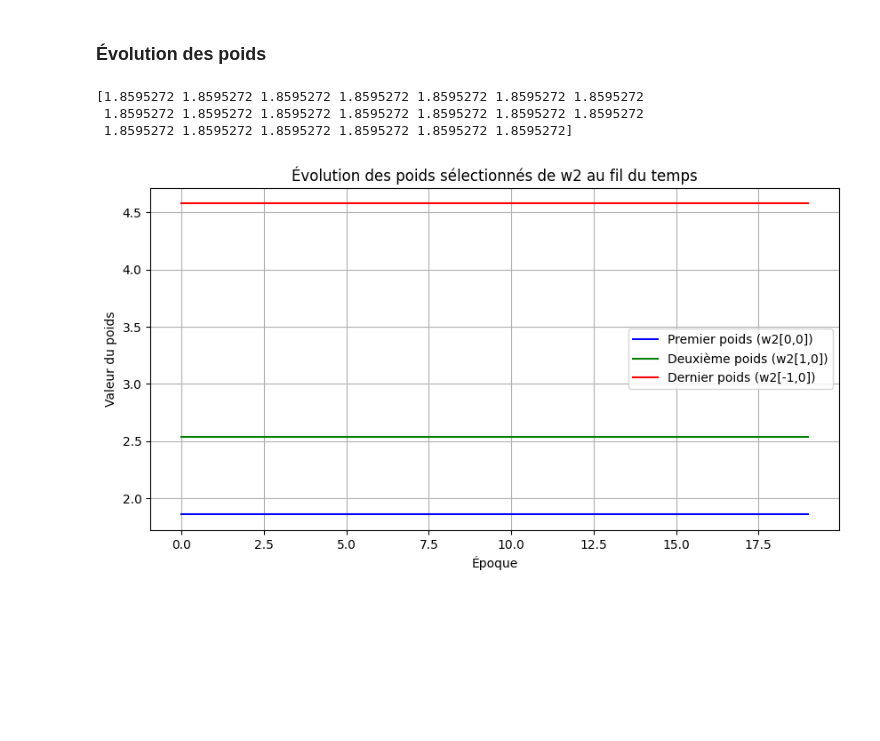
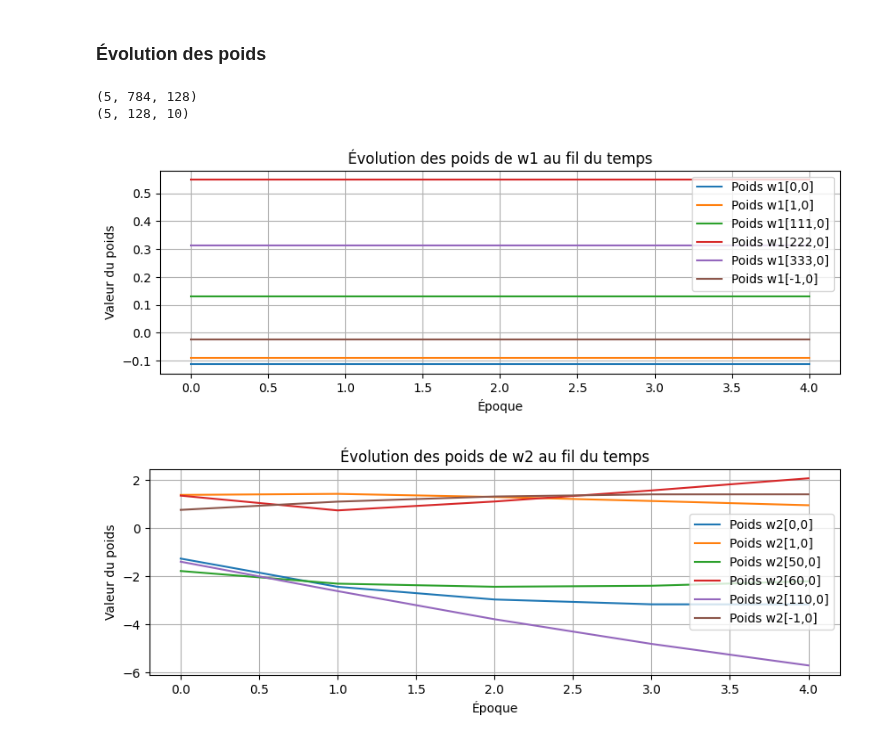
Before and after one commit to TheBehst/GEI723-APP3, a Jupyter notebook: Code_a_trous_Backprop_in_SNN_with_Pytorch_2024.ipynb, the cells around one changed output. Cells and saved outputs as stored; diff of their text form; code cells hidden in the pictures; blank space fills up the shorter version.

```diff
--- a/Code_a_trous_Backprop_in_SNN_with_Pytorch_2024.ipynb
+++ b/Code_a_trous_Backprop_in_SNN_with_Pytorch_2024.ipynb
@@ -182,7 +183,7 @@ tensor([[ 0.0166, -0.0201, -0.0915,  ...,  0.1204, -0.0279,  0.1034],
 Cette class permet de calculer la sortie d'une fonction lors de la propagation avant et de personaliser la derivée lors de la retropropagation de l'erreur.
 Voir cet exemple pour plus de détails : https://pytorch.org/tutorials/beginner/examples_autograd/two_layer_net_custom_function.html
 """
-class SpikeFunction(torch.autograd.Function):
+class SpikeFunction_Default(torch.autograd.Function):
     """
     Dans la passe avant, nous recevons un tenseur contenant l'entrée (potential-threshold).
     Nous appliquons la fonction Heaviside et renvoyons un tenseur contenant la sortie.
@@ -280,7 +334,8 @@ def run_spiking_layer(input_spike_train, layer_weights, tau_v=20*units.ms, tau_i
         membrane_current_at_t += input_at_t
 
         # Integrate the input to the membrane potential
-        membrane_potential_at_t += membrane_current_at_t
+
+        membrane_potential_at_t += membrane_current_at_t *float(dt/tau_v) #! *float(dt/tau_v)??
 
         # Apply the non-differentiable function
         #recorded_spikes_at_t = SpikeFunction.apply(membrane_potential_at_t - v_threshold)
@@ -410,28 +471,53 @@ Model accuracy on test set: 0.866
 # Graphiques
 # %% [markdown]
 ### Évolution des poids
-# %%
-# Convertir w2_history en tableau numpy pour faciliter les manipulations
-w2_history = np.array(w2_history)
-
-# Extraire les indices des poids à tracer (premier, deuxième, dernier)
-first_weight = w2_history[:, 0, 0]  # Premier poids
-second_weight = w2_history[:, 1, 0]  # Deuxième poids
-last_weight = w2_history[:, -1, 0]  # Dernier poids
-print(first_weight)
-# Tracer l'évolution des trois poids
-plt.figure(figsize=(10, 5))
-plt.plot(first_weight, label="Premier poids (w2[0,0])", color='blue')
-plt.plot(second_weight, label="Deuxième poids (w2[1,0])", color='green')
-plt.plot(last_weight, label="Dernier poids (w2[-1,0])", color='red')
-plt.title("Évolution des poids sélectionnés de w2 au fil du temps")
-plt.xlabel("Époque")
-plt.ylabel("Valeur du poids")
-plt.legend(loc='best')
-plt.grid(True)
-plt.show()
-# %% [output]
-[1.8595272 1.8595272 1.8595272 1.8595272 1.8595272 1.8595272 1.8595272
- 1.8595272 1.8595272 1.8595272 1.8595272 1.8595272 1.8595272 1.8595272
- 1.8595272 1.8595272 1.8595272 1.8595272 1.8595272 1.8595272]
-[figure, removed]
+# %%
+# Convertir w1_history et w2_history en tableaux numpy pour faciliter les manipulations
+w1_history = np.array(w1_history)
+w2_history = np.array(w2_history)
+print(w1_history.shape)#ombre d'époques, nombre d'unités dans la couche d'entrée,nombre d'unités dans la couche cachée
+print(w2_history.shape)#ombre d'époques, nombre d'unités dans la couche d'entrée,nombre d'unités dans la couche de sortie
+
+# Définir le nombre d'époques
+n_epochs = w1_history.shape[0]
+
+# Indices à tracer pour w1 et w2
+indices_w1 = [0, 1, 111, 222, 333, -1]  # Indices pour w1
+indices_w2 = [0, 1, 50, 60, 110, -1]  # Indices pour w2
+
+# Extraire les poids à ces indices pour w1 et w2
+w1_weights_to_plot = [w1_history[:, i, 0] for i in indices_w1]
+w2_weights_to_plot = [w2_history[:, i, 0] for i in indices_w2]
+
+# Tracer l'évolution des poids de w1 (shape (5, 784, 128))
+plt.figure(figsize=(10, 3))
+
+for i, weight in enumerate(w1_weights_to_plot):
+    label = f"Poids w1[{indices_w1[i]},0]"
+    plt.plot(weight, label=label)
+
+plt.title("Évolution des poids de w1 au fil du temps")
+plt.xlabel("Époque")
+plt.ylabel("Valeur du poids")
+plt.legend(loc='best')
+plt.grid(True)
+plt.show()
+
+# Tracer l'évolution des poids de w2 (shape (5, 128, 10))
+plt.figure(figsize=(10, 3))
+
+for i, weight in enumerate(w2_weights_to_plot):
+    label = f"Poids w2[{indices_w2[i]},0]"
+    plt.plot(weight, label=label)
+
+plt.title("Évolution des poids de w2 au fil du temps")
+plt.xlabel("Époque")
+plt.ylabel("Valeur du poids")
+plt.legend(loc='best')
+plt.grid(True)
+plt.show()
+# %% [output]
+(5, 784, 128)
+(5, 128, 10)
+[figure, added]
+[figure, added]
```
Also changed, not shown: parts of 10 cells of this notebook.
